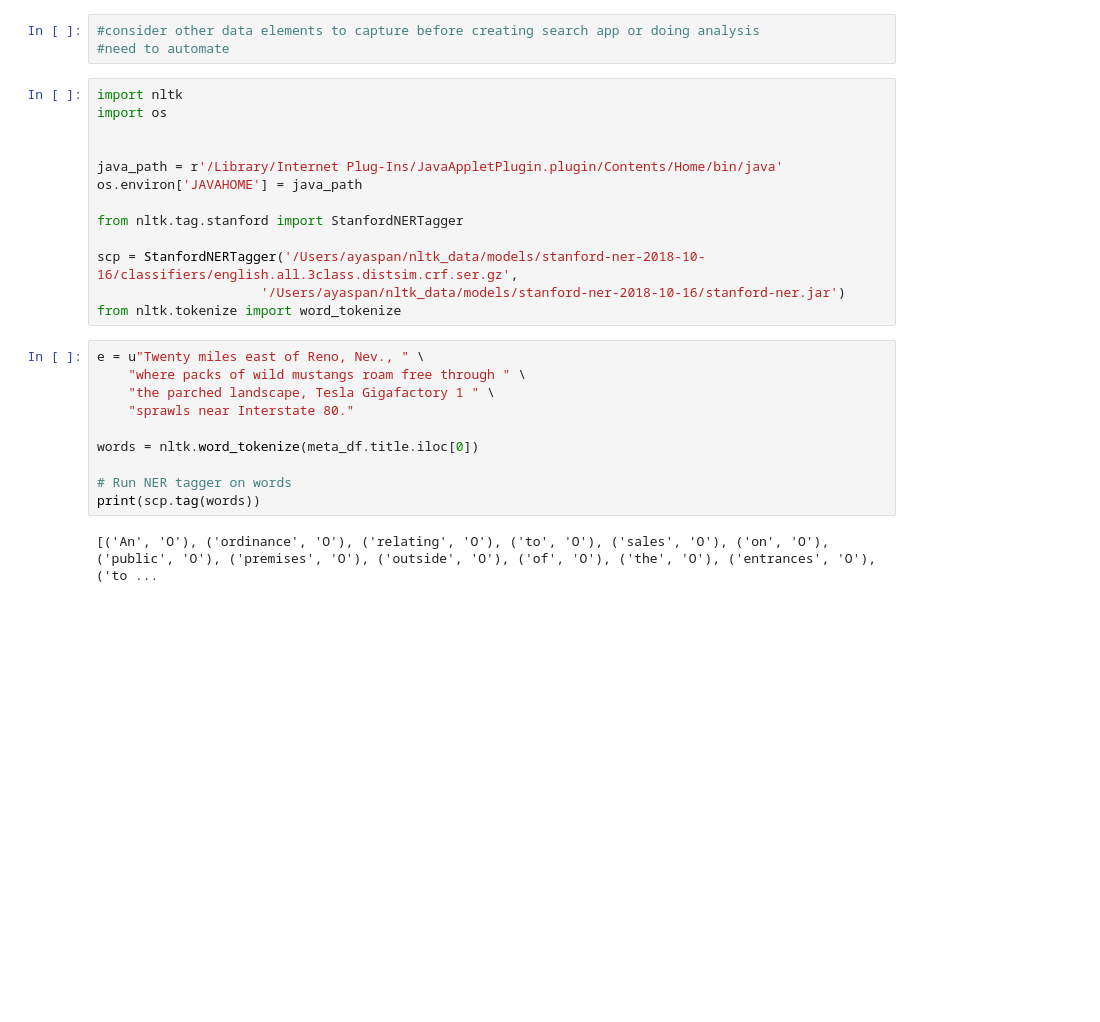
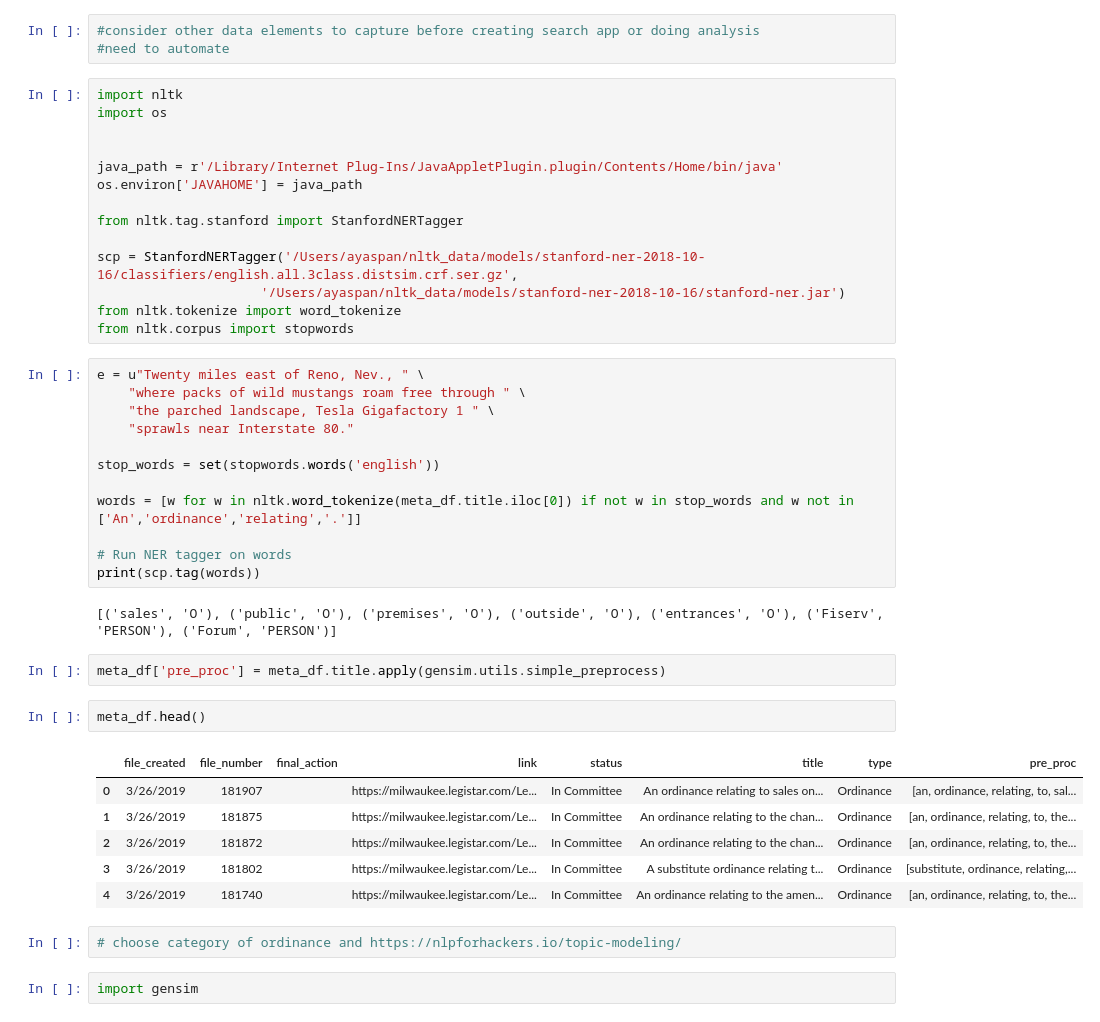
Before and after one commit to Aycrazy/voting_records_mke, a Jupyter notebook: get_voting_records.ipynb, the cells around one changed output. Drawn from its saved outputs; the diff is of its cells as text; blank space fills up the shorter version.

```diff
--- a/get_voting_records.ipynb
+++ b/get_voting_records.ipynb
@@ -776,15 +776,33 @@ from nltk.tag.stanford import StanfordNERTagger
 scp = StanfordNERTagger('/Users/ayaspan/nltk_data/models/stanford-ner-2018-10-16/classifiers/english.all.3class.distsim.crf.ser.gz',
                      '/Users/ayaspan/nltk_data/models/stanford-ner-2018-10-16/stanford-ner.jar')
 from nltk.tokenize import word_tokenize
+from nltk.corpus import stopwords
 # %%
 e = u"Twenty miles east of Reno, Nev., " \
     "where packs of wild mustangs roam free through " \
     "the parched landscape, Tesla Gigafactory 1 " \
     "sprawls near Interstate 80."
 
-words = nltk.word_tokenize(meta_df.title.iloc[0])
+stop_words = set(stopwords.words('english'))
+
+words = [w for w in nltk.word_tokenize(meta_df.title.iloc[0]) if not w in stop_words and w not in ['An','ordinance','relating','.']]
 
 # Run NER tagger on words
 print(scp.tag(words))
 # %% [output]
-[('An', 'O'), ('ordinance', 'O'), ('relating', 'O'), ('to', 'O'), ('sales', 'O'), ('on', 'O'), ('public', 'O'), ('premises', 'O'), ('outside', 'O'), ('of', 'O'), ('the', 'O'), ('entrances', 'O'), ('to ...
+[('sales', 'O'), ('public', 'O'), ('premises', 'O'), ('outside', 'O'), ('entrances', 'O'), ('Fiserv', 'PERSON'), ('Forum', 'PERSON')]
+# %%
+meta_df['pre_proc'] = meta_df.title.apply(gensim.utils.simple_preprocess)
+# %%
+meta_df.head()
+# %% [output]
+|  | file_created | file_number | final_action | link | status | title | type | pre_proc |
+| 0 | 3/26/2019 | 181907 |  | https://milwaukee.legistar.com/Le... | In Committee | An ordinance relating to sales on... | Ordinance | [an, ordinance, relating, to, sal... |
+| 1 | 3/26/2019 | 181875 |  | https://milwaukee.legistar.com/Le... | In Committee | An ordinance relating to the chan... | Ordinance | [an, ordinance, relating, to, the... |
+| 2 | 3/26/2019 | 181872 |  | https://milwaukee.legistar.com/Le... | In Committee | An ordinance relating to the chan... | Ordinance | [an, ordinance, relating, to, the... |
+| 3 | 3/26/2019 | 181802 |  | https://milwaukee.legistar.com/Le... | In Committee | A substitute ordinance relating t... | Ordinance | [substitute, ordinance, relating,... |
+| 4 | 3/26/2019 | 181740 |  | https://milwaukee.legistar.com/Le... | In Committee | An ordinance relating to the amen... | Ordinance | [an, ordinance, relating, to, the... |
+# %%
+# choose category of ordinance and https://nlpforhackers.io/topic-modeling/
+# %%
+import gensim
```
Also changed, not shown: parts of 23 cells of this notebook, 2 other files.
